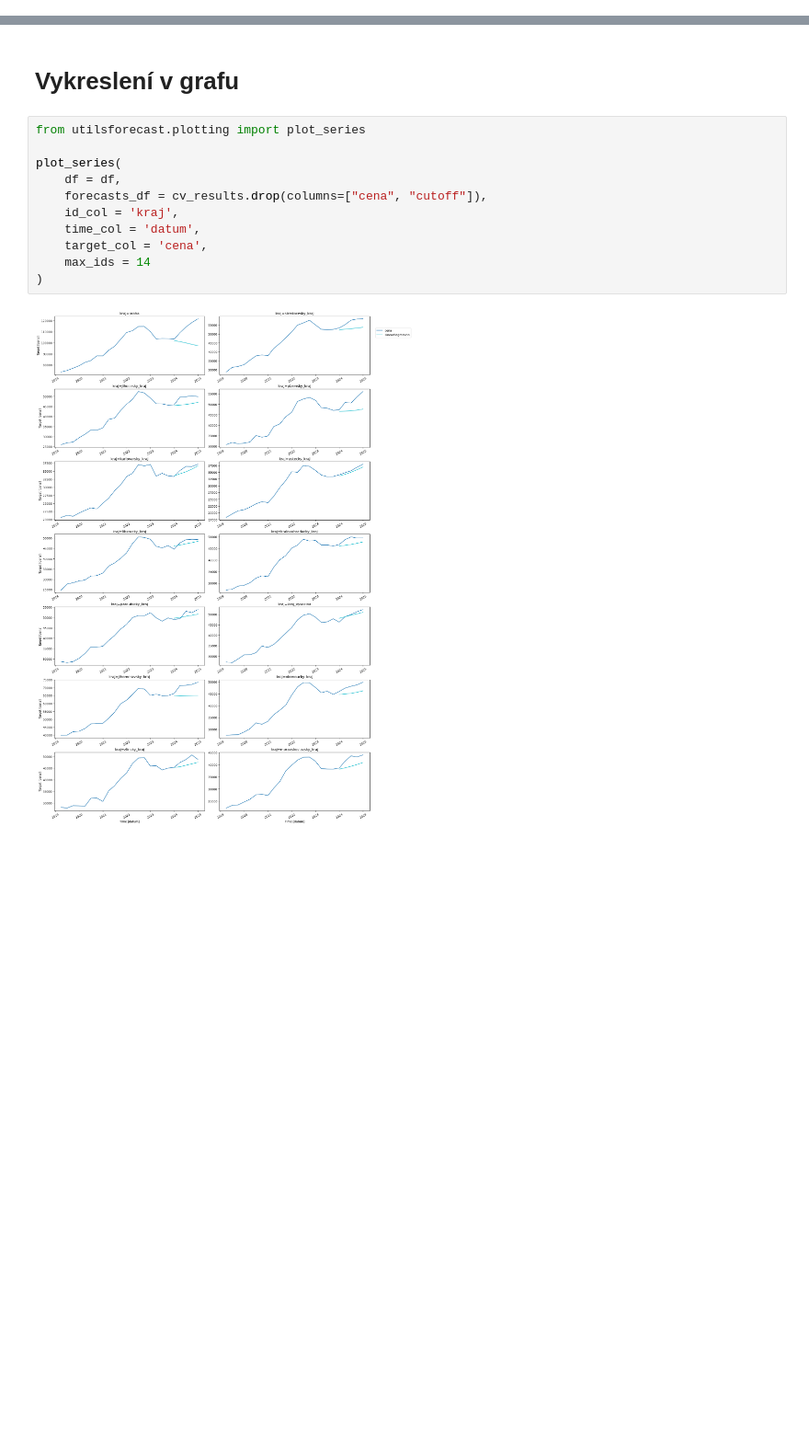
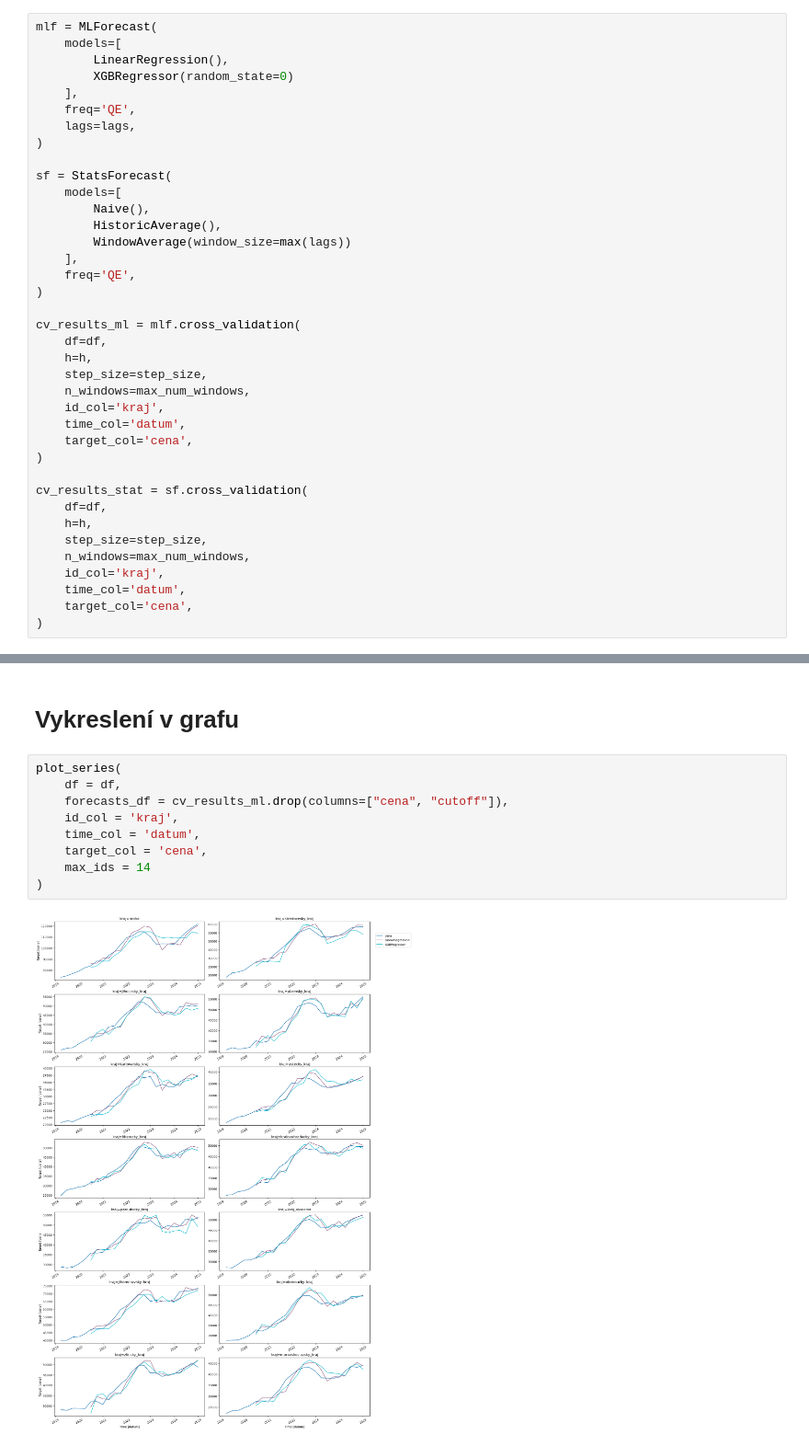
Before and after one commit to DubTheEmperor/bakalarska-prace, a Jupyter notebook: bakalarska_prace_demo.ipynb, the cells around one changed output, grey strips where cells are left out. Shown at 92% size. Drawn from its saved outputs; the diff is of its cells as text; blank space fills up the shorter version.

Commit message:
Přidána heatmap a xgboost

```diff
--- a/bakalarska_prace_demo.ipynb
+++ b/bakalarska_prace_demo.ipynb
@@ -56,3 +125,41 @@ cv_results.head()
+# %%
+mlf = MLForecast(
+    models=[
+        LinearRegression(),
+        XGBRegressor(random_state=0)
+    ],
+    freq='QE',
+    lags=lags,
+)
+
+sf = StatsForecast(
+    models=[
+        Naive(),
+        HistoricAverage(),
+        WindowAverage(window_size=max(lags))
+    ],
+    freq='QE',
+)
+
+cv_results_ml = mlf.cross_validation(
+    df=df,
+    h=h,
+    step_size=step_size,
+    n_windows=max_num_windows,
+    id_col='kraj',
+    time_col='datum',
+    target_col='cena',
+)
+
+cv_results_stat = sf.cross_validation(
+    df=df,
+    h=h,
+    step_size=step_size,
+    n_windows=max_num_windows,
+    id_col='kraj',
+    time_col='datum',
+    target_col='cena',
+)
 # %% [markdown]
 # Zhodnocení výsledků
 # %%
@@ -78,15 +204,13 @@ MAE (%): 6.05 %
 # %% [markdown]
 # Vykreslení v grafu
 # %%
-from utilsforecast.plotting import plot_series
-
 plot_series(
     df = df,
-    forecasts_df = cv_results.drop(columns=["cena", "cutoff"]),
+    forecasts_df = cv_results_ml.drop(columns=["cena", "cutoff"]),
     id_col = 'kraj',
     time_col = 'datum',
     target_col = 'cena',
     max_ids = 14
 )
 # %% [output]
-[figure, old version]
+[figure, new version]
```
Also changed, not shown: parts of 13 cells of this notebook.
